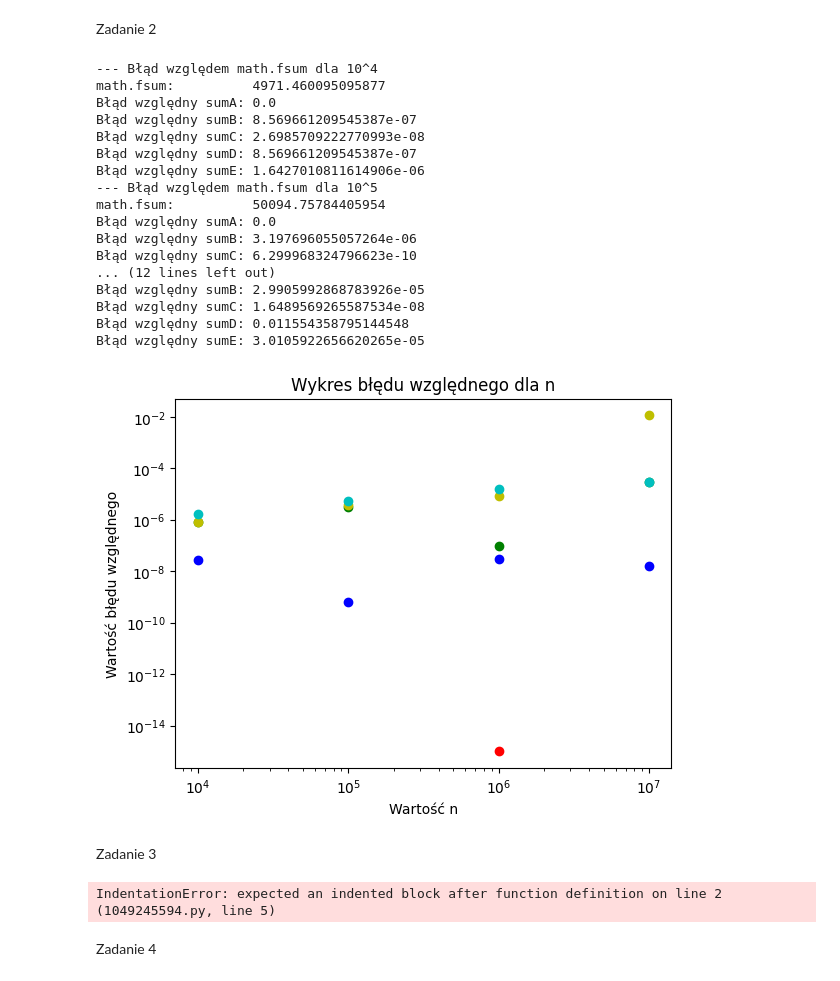
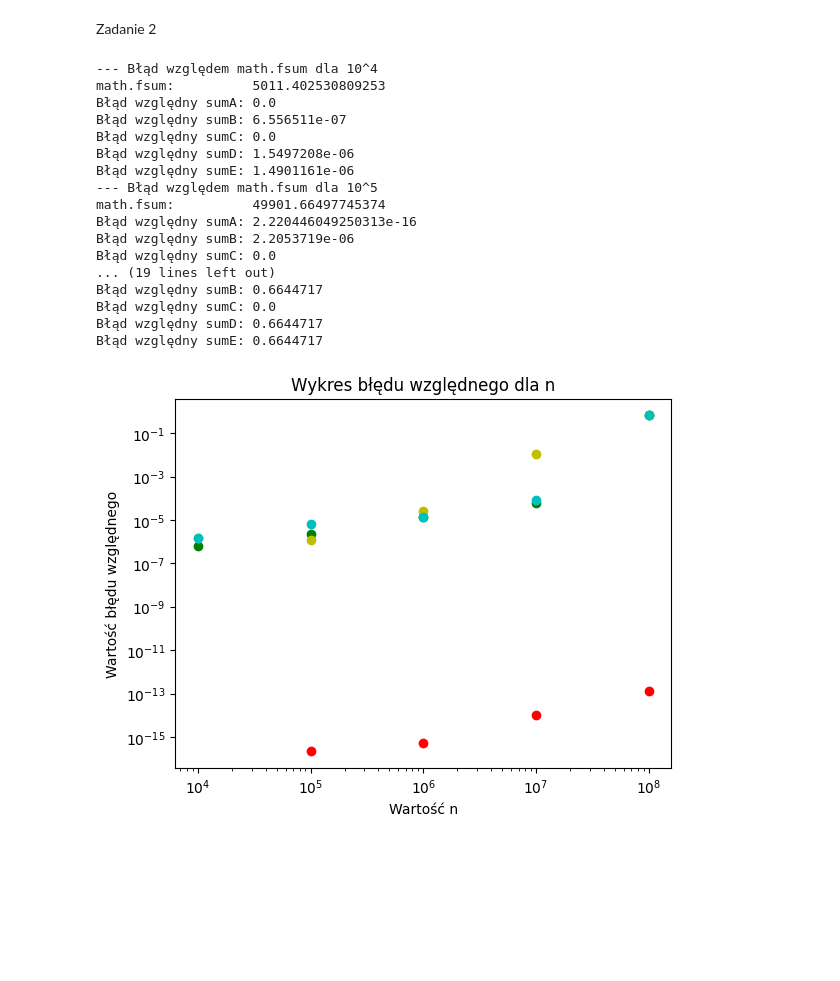
Before and after one commit to FalcO0O/MOWNiT, a Jupyter notebook: Lab_1/main.ipynb, the cells around one changed output. Drawn from its saved outputs; the diff is of its cells as text; code cells hidden in the pictures; blank space fills up the shorter version.

```diff
--- a/Lab_1/main.ipynb
+++ b/Lab_1/main.ipynb
@@ -189,7 +189,7 @@ class Ex2:
         ax.set_yscale('log')
         ax.set_xlabel("Wartość n")
         ax.set_ylabel("Wartość błędu względnego")
-        for k in range(4, 8): # TODO: Change to 9, run on other machine
+        for k in range(4, 9):
             n = int(10**k)
             print(f"--- Błąd względem math.fsum dla 10^{k}")
             vec = np.array(np.random.uniform(size=n), dtype=np.float32)
@@ -214,57 +214,45 @@ class Ex2:
 
     def sumC(self, vec) -> np.float32:
         sum = np.float32(0.0)
         err = np.float32(0.0)
         for x in vec:
             y = np.float32(x-err)
             temp = np.float32(sum+y)
             err = np.float32(temp-sum-y)
             sum = temp
         return sum
 
     def sumD(self, vec) -> np.float32:
         vec = sorted(vec, key=lambda x: abs(x))
         sum = np.float32(0.0)
         for x in vec:
             sum = np.float32(sum+x)
         return sum
 
     def sumE(self, vec) -> np.float32:
         vec = sorted(vec, key=lambda x: -abs(x))
         sum = np.float32(0.0)
         for x in vec:
             sum = np.float32(sum+x)
         return sum
 
 _ = Ex2()
 # %% [output]
 --- Błąd względem math.fsum dla 10^4
-math.fsum:          4971.460095095877
+math.fsum:          5011.402530809253
 Błąd względny sumA: 0.0
-Błąd względny sumB: 8.569661209545387e-07
-Błąd względny sumC: 2.6985709222770993e-08
-Błąd względny sumD: 8.569661209545387e-07
-Błąd względny sumE: 1.6427010811614906e-06
+Błąd względny sumB: 6.556511e-07
+Błąd względny sumC: 0.0
+Błąd względny sumD: 1.5497208e-06
+Błąd względny sumE: 1.4901161e-06
 --- Błąd względem math.fsum dla 10^5
-math.fsum:          50094.75784405954
-Błąd względny sumA: 0.0
-Błąd względny sumB: 3.197696055057264e-06
-Błąd względny sumC: 6.299968324796623e-10
-... (12 lines left out)
-Błąd względny sumB: 2.9905992868783926e-05
-Błąd względny sumC: 1.6489569265587534e-08
-Błąd względny sumD: 0.011554358795144548
-Błąd względny sumE: 3.0105922656620265e-05
+math.fsum:          49901.66497745374
+Błąd względny sumA: 2.220446049250313e-16
+Błąd względny sumB: 2.2053719e-06
+Błąd względny sumC: 0.0
+... (19 lines left out)
+Błąd względny sumB: 0.6644717
+Błąd względny sumC: 0.0
+Błąd względny sumD: 0.6644717
+Błąd względny sumE: 0.6644717
-[figure, old version]
+[figure, new version]
-# %% [markdown]
-Zadanie 3
-# %%
-class Ex3:
-    def __init__(self):
-
-
-_ = Ex3()
-# %% [output]
-IndentationError: expected an indented block after function definition on line 2 (1049245594.py, line 5)
-# %% [markdown]
-Zadanie 4
```
